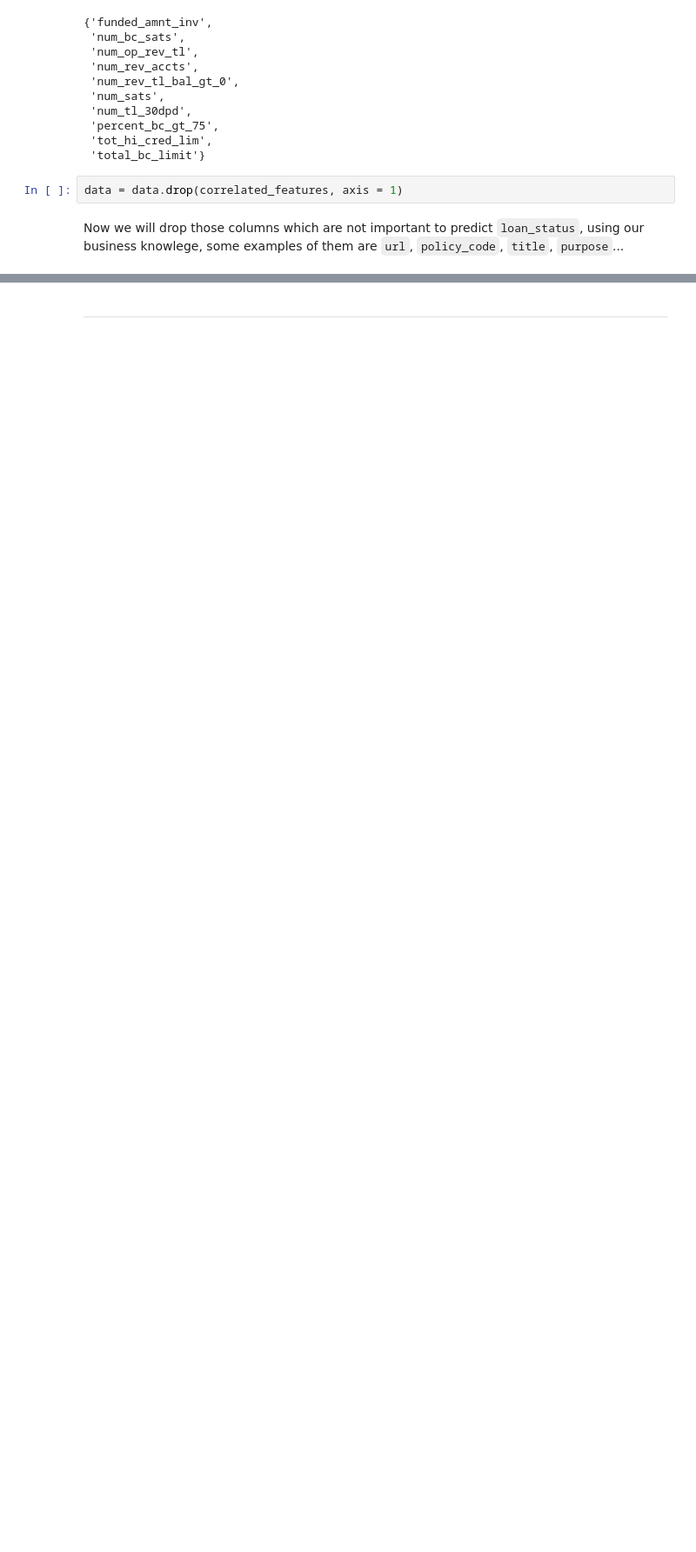
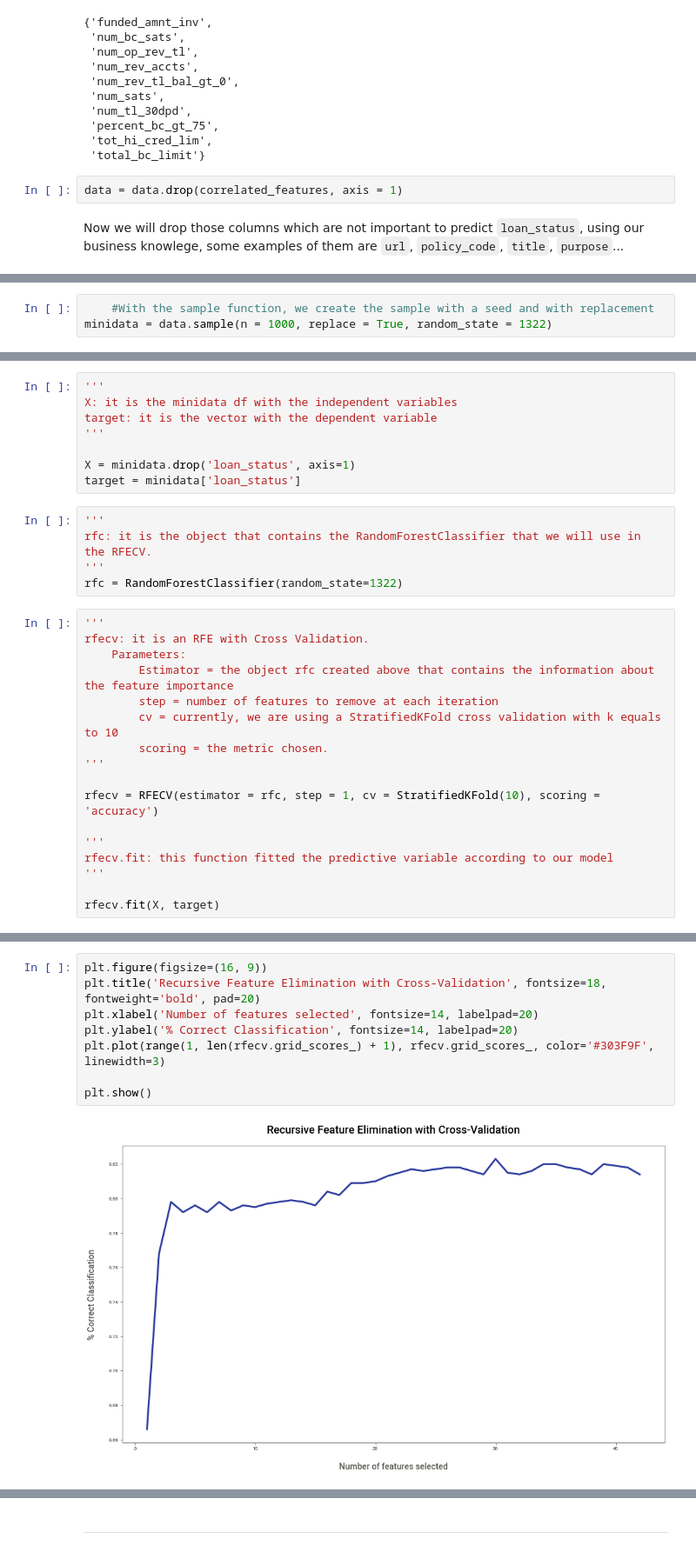
Before and after one commit to jlopezgaldon/lending_club, a Jupyter notebook: notebooks/01_EDA.ipynb, the cells around one changed output, grey strips where cells are left out. Shown at 87% size. Saved outputs shown, nothing was run; the diff lists cells and outputs as text; blank space fills up the shorter version.

```diff
--- a/notebooks/01_EDA.ipynb
+++ b/notebooks/01_EDA.ipynb
@@ -189,0 +252,3 @@ data.shape
+# %%
+    #With the sample function, we create the sample with a seed and with replacement
+minidata = data.sample(n = 1000, replace = True, random_state = 1322)
@@ -189,0 +261,30 @@ data.shape
+# %%
+'''
+X: it is the minidata df with the independent variables
+target: it is the vector with the dependent variable
+'''
+
+X = minidata.drop('loan_status', axis=1)
+target = minidata['loan_status']
+# %%
+'''
+rfc: it is the object that contains the RandomForestClassifier that we will use in the RFECV.
+'''
+rfc = RandomForestClassifier(random_state=1322)
+# %%
+'''
+rfecv: it is an RFE with Cross Validation.
+    Parameters:
+        Estimator = the object rfc created above that contains the information about the feature importance
+        step = number of features to remove at each iteration
+        cv = currently, we are using a StratifiedKFold cross validation with k equals to 10
+        scoring = the metric chosen.
+'''
+
+rfecv = RFECV(estimator = rfc, step = 1, cv = StratifiedKFold(10), scoring = 'accuracy')
+
+'''
+rfecv.fit: this function fitted the predictive variable according to our model
+'''
+
+rfecv.fit(X, target)
@@ -189,0 +302,10 @@ data.shape
+# %%
+plt.figure(figsize=(16, 9))
+plt.title('Recursive Feature Elimination with Cross-Validation', fontsize=18, fontweight='bold', pad=20)
+plt.xlabel('Number of features selected', fontsize=14, labelpad=20)
+plt.ylabel('% Correct Classification', fontsize=14, labelpad=20)
+plt.plot(range(1, len(rfecv.grid_scores_) + 1), rfecv.grid_scores_, color='#303F9F', linewidth=3)
+
+plt.show()
+# %% [output]
+[figure, added]
```
Also changed, not shown: parts of 73 cells of this notebook.
